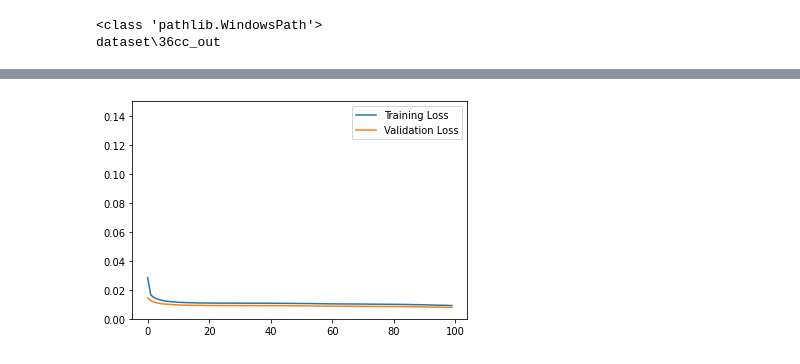
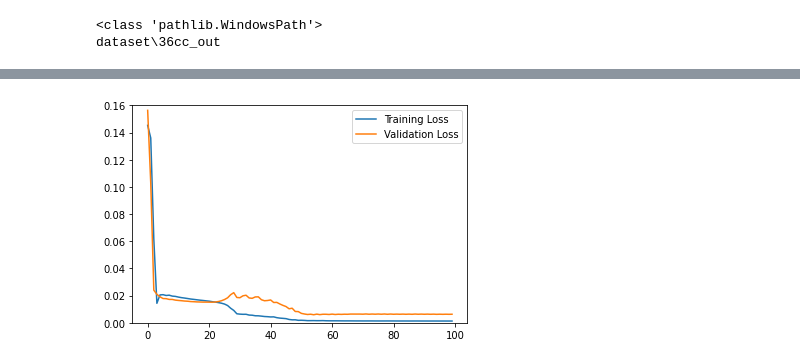
Before and after one commit to astroeye/autoencoder, a Jupyter notebook: 02_autoencoder/ae_36cc_k-fold.ipynb, the cells around one changed output, grey strips where cells are left out. Drawn from its saved outputs; the diff is of its cells as text; code cells hidden in the pictures.

```diff
--- a/02_autoencoder/ae_36cc_k-fold.ipynb
+++ b/02_autoencoder/ae_36cc_k-fold.ipynb
@@ -286,13 +286,15 @@ class Autoencoder(Model):
         # 1st dense layer
         self.encoder = tf.keras.Sequential([
             layers.Flatten(),
+            layers.Dense(256, activation='relu'),
             layers.Dense(128, activation='relu'),
             layers.Dense(64, activation='relu'),
 
         ])
         self.decoder = tf.keras.Sequential([
             layers.Dense(128, activation='relu'),
-            layers.Dense(224*224, activation='relu'),
+            layers.Dense(256, activation='relu'),
+            layers.Dense(224*224, activation='sigmoid'),
             layers.Reshape((224, 224))
         ])
 
@@ -343,7 +345,10 @@ data_path = "./dataset/36cc_out/normal"
 x_train = create_training_data(data_path)
 
 data_path = "./dataset/36cc_out/normal_test"
-x_test = create_training_data(data_path)
+x_test_normal = create_training_data(data_path)
+
+data_path = "./dataset/36cc_out/abnormal"
+x_test_abnormal = create_training_data(data_path)
 # %%
 # '''
 # K-fold validation
@@ -403,8 +408,26 @@ num_val_samples = len(X) // k
 num_epochs = 100
 all_scores = []
 
-all_k_loss = []
-all_k_std = []
+all_k_train_ds_loss = []
+all_k_train_ds_loss_mean = []
+all_k_train_ds_std = []
+# all_k_train_ds_std_mean = []
+
+all_k_val_ds_loss = []
+all_k_val_ds_loss_mean = []
+all_k_val_ds_std = []
+# all_k_val_ds_std_mean = []
+
+all_k_test_normal_loss = []
+all_k_test_normal_loss_mean = []
+all_k_test_normal_std = []
+# all_k_test_normal_std_mean = []
+
+all_k_test_abnormal_loss = []
+all_k_test_abnormal_loss_mean = []
+all_k_test_abnormal_std = []
+# all_k_test_abnormal_std_mean = []
+
 all_mse_histories = []
 all_val_mse_histories = []
 all_mae_histories = []
@@ -421,7 +444,7 @@ for i in range(k):
         [y[:i * num_val_samples],
             y[(i + 1) * num_val_samples:]],
         axis=0)
-    autoencoder = Autoencoder(latent_dim = 32)
+    autoencoder = Autoencoder(latent_dim = 64)
     autoencoder.compile(optimizer='adam', loss=losses.MeanSquaredError())
     history = autoencoder.fit(partial_train_data, partial_train_data,
 						#shuffle=True,
@@ -436,13 +459,63 @@ for i in range(k):
     # #plt.ylim([0, 0.30])
     # plt.show()
 
+    # '''
+    # 4. Set threshold
+    # '''
 
+
+    # def model_threshold(autoencoder, x_train):
+    #     encoded_imgs = autoencoder.encoder(x_train).numpy()
+    #     decoded_imgs = autoencoder.decoder(encoded_imgs).numpy()
+    #     loss = tf.keras.losses.mse(decoded_imgs, x_train)
+    #     mean = np.mean(loss)
+    #     std = np.std(loss)
+    #     threshold = np.mean(loss) + np.std(loss)
+    #     return loss, mean, std, threshold
+
+    # k train dataset loss and std
+    print("============================")
     k_loss, k_mean, k_std, k_threshold = model_threshold(autoencoder, partial_train_data)
-    all_k_loss.append(k_loss)
-    print("loss average: ", k_mean)
+    all_k_train_ds_loss.append(k_loss)               # k 번째 train dataset의 loss, shape = (27,224) => 쌓기
+    all_k_train_ds_loss_mean.append(k_mean)          # k 번째 train dataset의 loss의평균, 단일 값 => 쌓기
+    all_k_train_ds_std.append(k_std)                 # k 번째 train dataset의 loss의 Standard deviation , 단일 값 쌓기
+    # all_k_train_ds_std_mean.append(np.mean(k_std)) # k 번째 train dataset의 loss의 standard deviation 쌓기
+    print("k_train_ds_loss average: ", k_mean)       # k 번째 train dataset의 loss의 평균 => 단일 값
+    print("k_train_ds_Standard deviation: ", k_std)  # k 번째 train dataset의 loss의 Standard deviation => 단일 값
 
-    all_k_std.append(k_std)
-    print("Standard deviation: ", k_std)
+    # k val datas loss std
+    print("============================")
+    k_loss, k_mean, k_std, k_threshold = model_threshold(autoencoder, val_data)
+    all_k_val_ds_loss.append(k_loss)               # k 번째 train dataset의 loss, shape = (27,224) => 쌓기
+    all_k_val_ds_loss_mean.append(k_mean)          # k 번째 train dataset의 loss의평균, 단일 값 => 쌓기
+    all_k_val_ds_std.append(k_std)                 # k 번째 train dataset의 loss의 Standard deviation , 단일 값 쌓기
+    # all_k_val_ds_std_mean.append(np.mean(k_std)) # k 번째 train dataset의 loss의 standard deviation 쌓기
+    print("k_val_ds_loss average: ", k_mean)       # k 번째 train dataset의 loss의 평균 => 단일 값
+    print("k_val_ds_Standard deviation: ", k_std)  # k 번째 train dataset의 loss의 Standard deviation => 단일 값
+
+    # k val datas loss std
+    print("============================")
+    k_loss, k_mean, k_std, k_threshold = model_threshold(autoencoder, x_test_normal)
+    all_k_test_normal_loss.append(k_loss)               # k 번째 train dataset의 loss, shape = (27,224) => 쌓기
+    all_k_test_normal_loss_mean.append(k_mean)          # k 번째 train dataset의 loss의평균, 단일 값 => 쌓기
+    all_k_test_normal_std.append(k_std)                 # k 번째 train dataset의 loss의 Standard deviation , 단일 값 쌓기
+    # all_k_test_normal_std_mean.append(np.mean(k_std)) # k 번째 train dataset의 loss의 standard deviation 쌓기
+    print("k_test_normal_loss average: ", k_mean)       # k 번째 train dataset의 loss의 평균 => 단일 값
+    # print("k_test_normal_Standard deviation: ", k_std)  # k 번째 train dataset의 loss의 Standard deviation => 단일 값
+    # print("each image loss")
+    print(np.mean(k_loss[0]), np.mean(k_loss[1]))
+
+    # k val datas loss std
+    print("============================")
+    k_loss, k_mean, k_std, k_threshold = model_threshold(autoencoder, x_test_abnormal)
+    all_k_test_abnormal_loss.append(k_loss)               # k 번째 train dataset의 loss, shape = (27,224) => 쌓기
+    all_k_test_abnormal_loss_mean.append(k_mean)          # k 번째 train dataset의 loss의평균, 단일 값 => 쌓기
+    all_k_test_abnormal_std.append(k_std)                 # k 번째 train dataset의 loss의 Standard deviation , 단일 값 쌓기
+    # all_k_test_abnormal_std_mean.append(np.mean(k_std)) # k 번째 train dataset의 loss의 standard deviation 쌓기
+    print("k_test_abnormal_loss average: ", k_mean)       # k 번째 train dataset의 loss의 평균 => 단일 값
+    # print("k_test_abnormal_Standard deviation: ", k_std)  # k 번째 train dataset의 loss의 Standard deviation => 단일 값
+    # print("each image loss")
+    print(np.mean(k_loss[0]), np.mean(k_loss[1]))
 
     mse_history = history.history["loss"]
     all_mse_histories.append(mse_history)
@@ -458,7 +531,7 @@ for i in range(k):
     plt.plot(history.history["loss"], label="Training Loss")
     plt.plot(history.history["val_loss"], label="Validation Loss")
     plt.legend()
-    plt.ylim([0, 0.150])
+    plt.ylim([0, 0.16])
     plt.show()
 # %% [output]
 Processing fold #0
@@ -467,2 +550,2 @@ Standard deviation:  0.007217942767632404
-[figure, old version]
+[figure, new version]
 Processing fold #1
```
Also changed, not shown: parts of 11 cells of this notebook, 7 other files.
